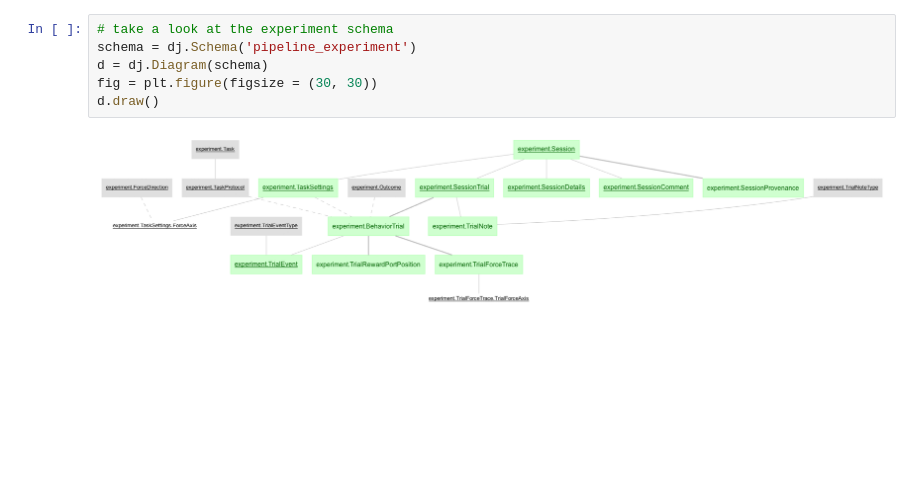
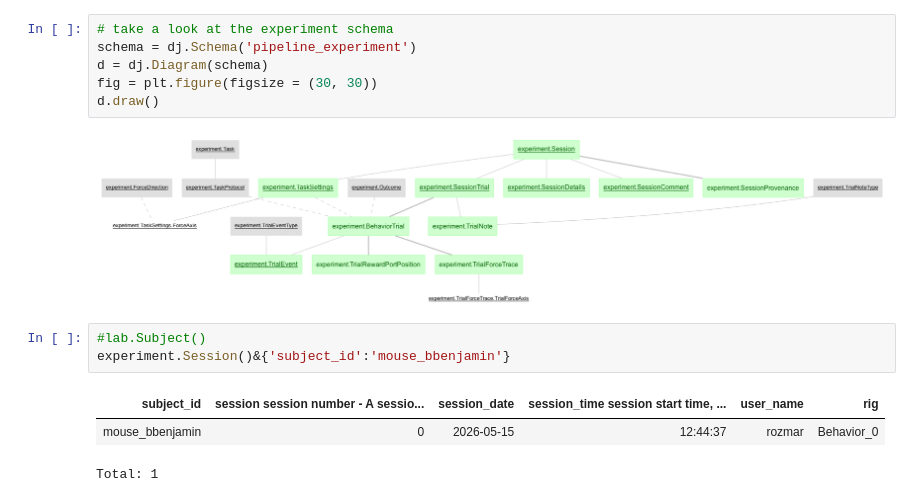
Before and after one commit to rozmar/NDNF-pipeline, a Jupyter notebook: Notebooks/behavior.ipynb, the cells around one changed output. Saved outputs shown, nothing was run; the diff lists cells and outputs as text; blank space fills up the shorter version.

```diff
--- a/Notebooks/behavior.ipynb
+++ b/Notebooks/behavior.ipynb
@@ -30,6 +49,13 @@ fig = plt.figure(figsize = (30, 30))
 d.draw()
 # %% [output]
 [figure]
+# %%
+#lab.Subject()
+experiment.Session()&{'subject_id':'mouse_bbenjamin'}
+# %% [output]
+| subject_id | session session number - A sessio... | session_date | session_time session start time, ... | user_name | rig |
+| mouse_bbenjamin | 0 | 2026-05-15 | 12:44:37 | rozmar | Behavior_0 |
+Total: 1
 # %%
 # find the mouse IDs that have been used in the experiment and count the number of trials for each mouse, then plot a bar graph
 mouse_IDs = lab.Subject.fetch('subject_id')
```
Also changed, not shown: parts of 9 cells of this notebook.
